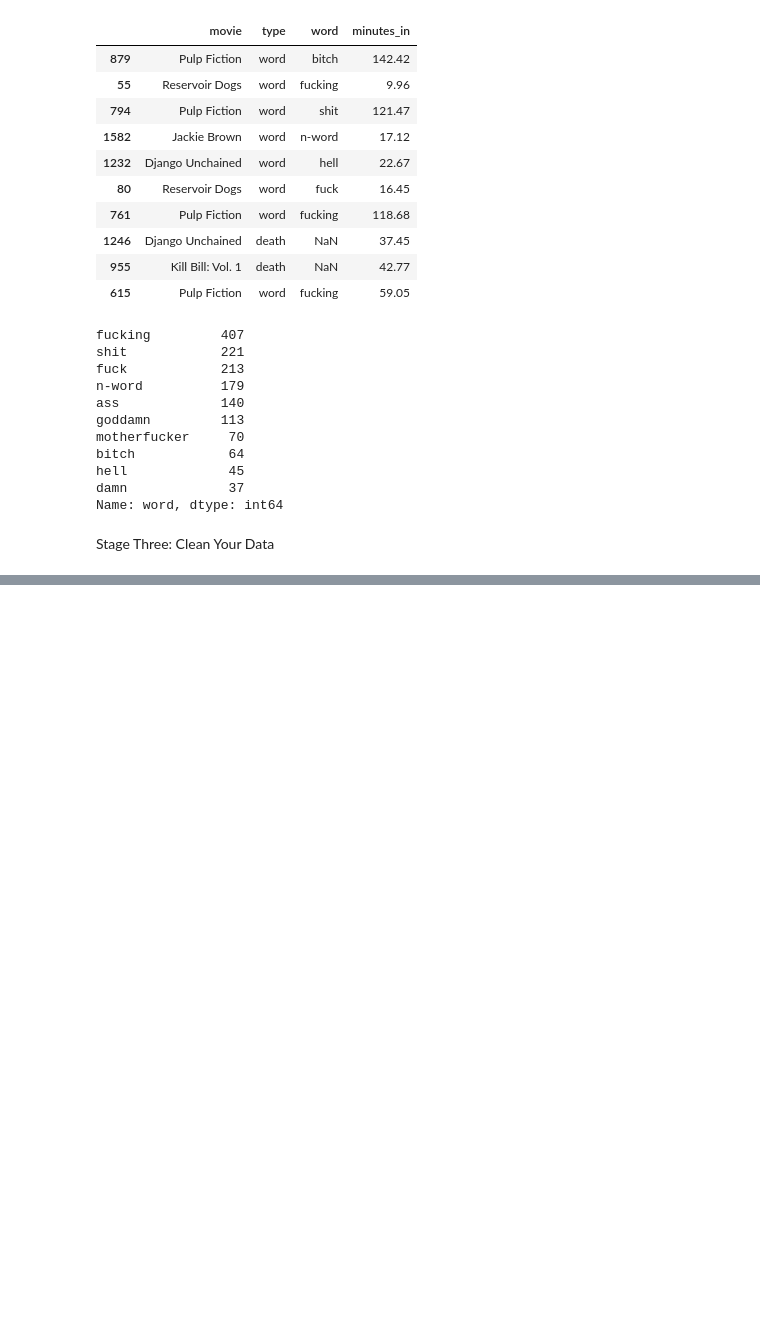
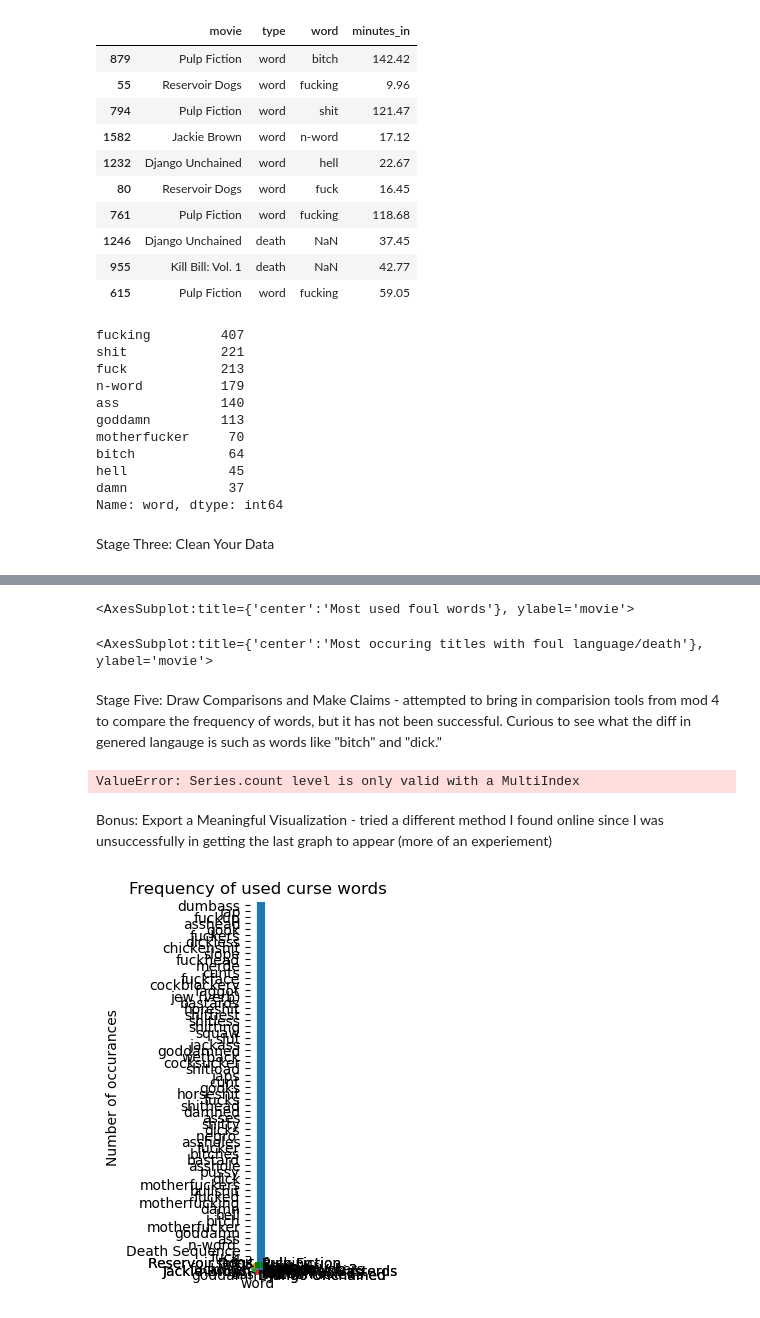
Before and after one commit to smargarink/DesignDev, a Jupyter notebook: exercisefive.ipynb, the cells around one changed output, grey strips where cells are left out. Saved outputs shown, nothing was run; the diff lists cells and outputs as text; code cells hidden in the pictures; blank space fills up the shorter version.

```diff
--- a/exercisefive.ipynb
+++ b/exercisefive.ipynb
@@ -82,0 +84,59 @@ tarantino_df['word'].value_counts()[:20].plot(kind="area", title="Age of Student
+# %%
+#different visualization of most used bad words
+tarantino_df['word'].value_counts().plot(kind="area", title="Most used foul words")
+# %% [output]
+<AxesSubplot:title={'center':'Most used foul words'}, ylabel='movie'>
+# %%
+#make a pie chart of films with most occurances
+tarantino_df['movie'].value_counts()[:20].plot(kind="pie", title="Most occuring titles with foul language/death")
+# %% [output]
+<AxesSubplot:title={'center':'Most occuring titles with foul language/death'}, ylabel='movie'>
+# %% [markdown]
+Stage Five: Draw Comparisons and Make Claims - attempted to bring in comparision tools from mod 4 to compare the frequency of words, but it has not been successful. Curious to see what the diff in genered langauge is such as words like "bitch" and "dick."
+# %%
+word_bag = tarantino_df['word'].value_counts()
+
+def compare_words(word_one, word_two):
+    if not word_one in word_bag or not word_two in word_bag:
+       print("Word(s) not found")
+    #elif counted_words[word_one] >  counted_words[word_two]:
+    elif word_bag.count(word_one) > word_bag.count(word_two):
+        print("Word one is more prevalent.")
+    elif word_bag.count(word_one) < word_bag.count(word_two):
+        print("Word two is more prevalent.")
+        #print(word_one + " appeared more often")
+    #elif counted_words[word_two] >  counted_words[word_one]:
+      #  print(word_two + " appeared more often")
+    else:
+        print("Words occurred with equal frequency")
+
+compare_words("fuck","fucking")
+compare_words("faggot","n-word")
+compare_words("bitch","dick")
+# %% [output]
+ValueError: Series.count level is only valid with a MultiIndex
+# %% [markdown]
+Bonus: Export a Meaningful Visualization - tried a different method I found online since I was unsuccessfully in getting the last graph to appear (more of an experiement)
+# %%
+import matplotlib.pyplot as plt
+import pandas as pd
+
+
+# Initialize the lists for X and Y
+data = pd.read_csv('tarantino.csv')
+
+df = pd.DataFrame(data)
+
+X = list(df.iloc[:, 0])
+Y = list(df.iloc[:, 1])
+
+# Plot the data using bar() method
+plt.bar(X, Y, color='g')
+plt.title("Frequency of used curse words")
+plt.xlabel("word")
+plt.ylabel("Number of occurances")
+
+# Show the plot
+plt.show()
+# %% [output]
+[figure, added]
```
Also changed, not shown: parts of 5 cells of this notebook.
